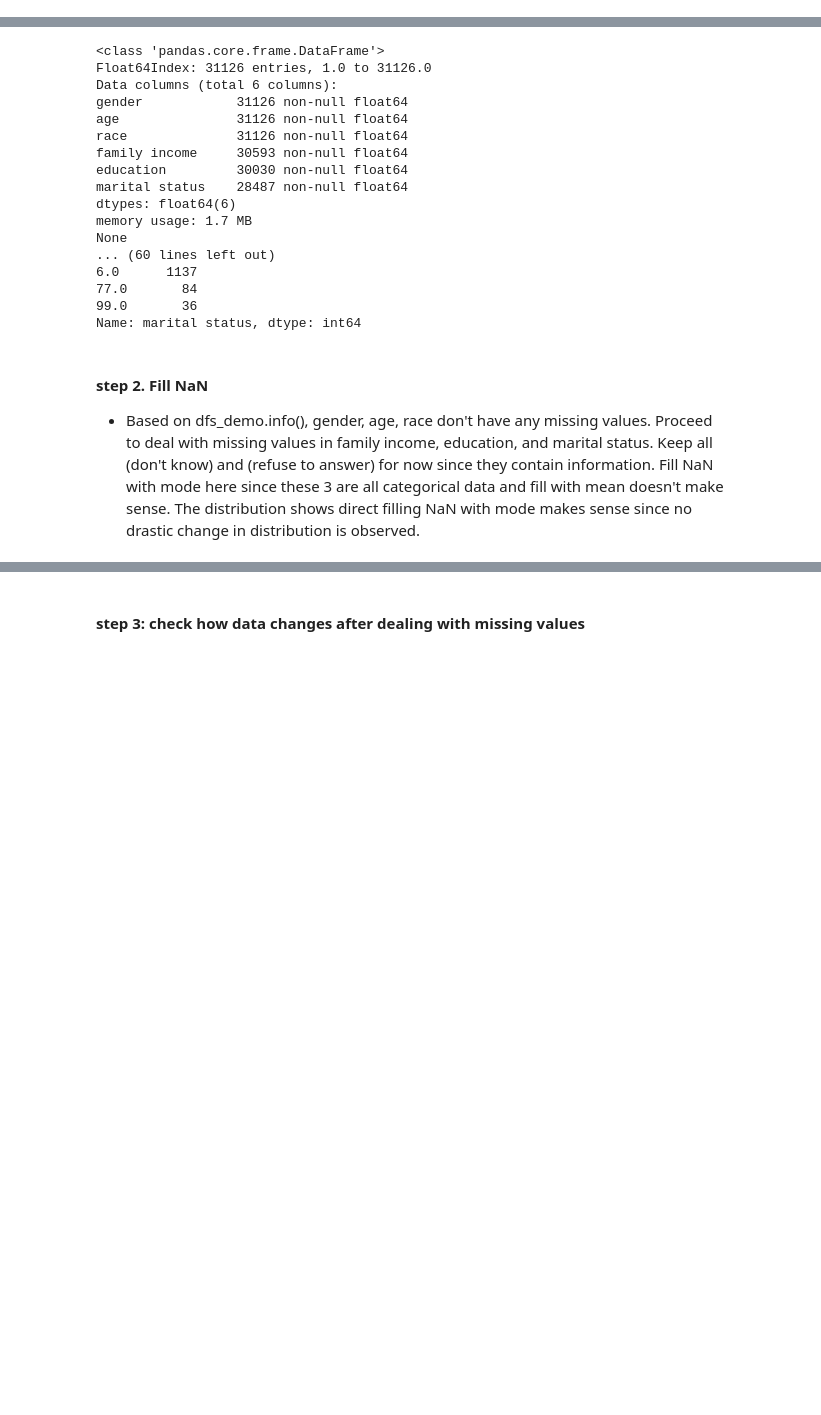
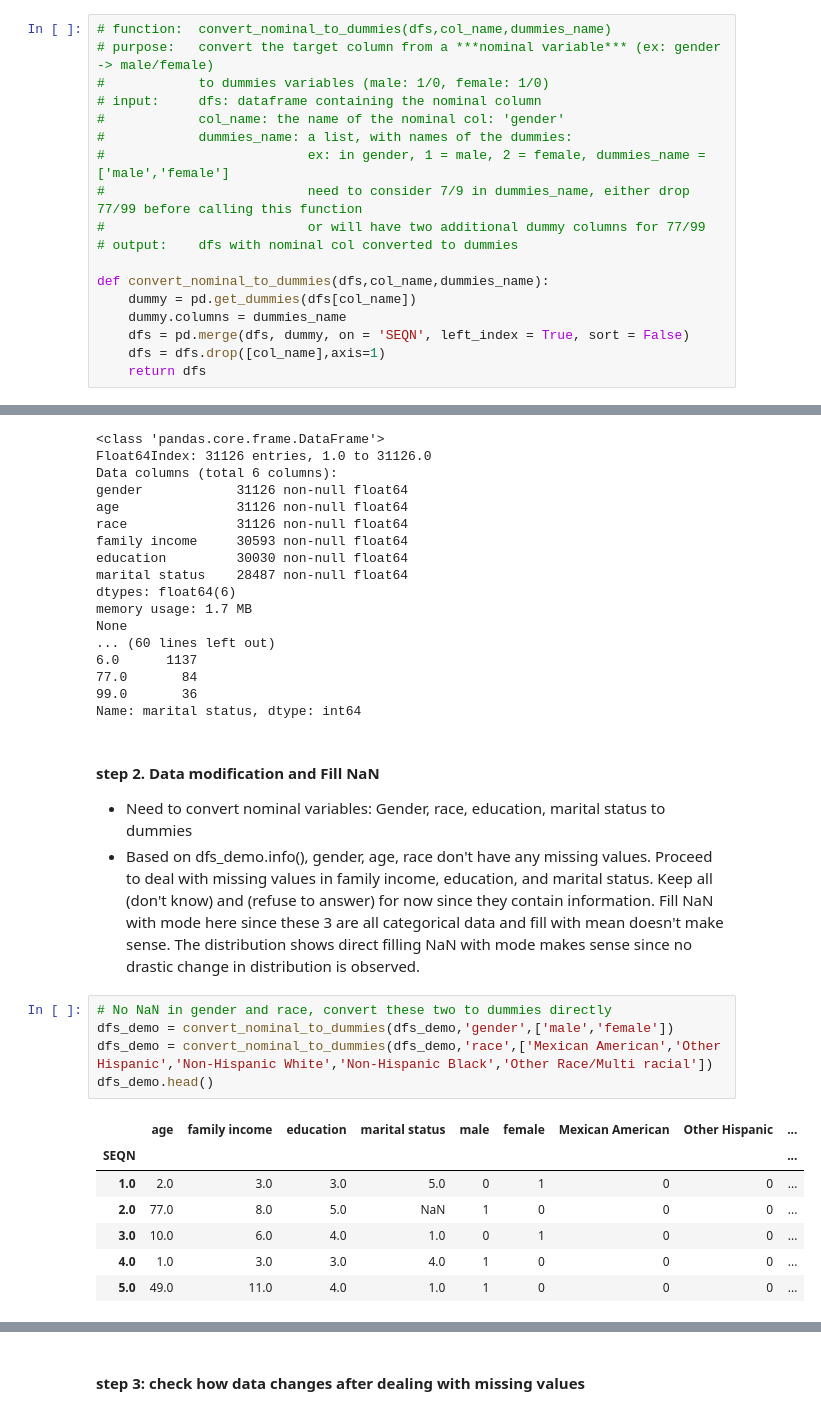
Before and after one commit to vivianfu1995/capstone, a Jupyter notebook: Feature_Engineering_part1_edit2.ipynb, the cells around one changed output, grey strips where cells are left out. Drawn from its saved outputs; the diff is of its cells as text; blank space fills up the shorter version.

```diff
--- a/Feature_Engineering_part1_edit1.ipynb
+++ b/Feature_Engineering_part1_edit2.ipynb
@@ -106,3 +91,21 @@ def get_value_count(dfs,renamed_cols,cols_type):
             print(dfs[col_name].value_counts())
         else: # col_type == 'n'
             print(dfs[col_name].describe())
+# %%
+# function:  convert_nominal_to_dummies(dfs,col_name,dummies_name)
+# purpose:   convert the target column from a ***nominal variable*** (ex: gender -> male/female)
+#            to dummies variables (male: 1/0, female: 1/0)
+# input:     dfs: dataframe containing the nominal column
+#            col_name: the name of the nominal col: 'gender'
+#            dummies_name: a list, with names of the dummies:
+#                          ex: in gender, 1 = male, 2 = female, dummies_name = ['male','female']
+#                          need to consider 7/9 in dummies_name, either drop 77/99 before calling this function
+#                          or will have two additional dummy columns for 77/99
+# output:    dfs with nominal col converted to dummies
+
+def convert_nominal_to_dummies(dfs,col_name,dummies_name):
+    dummy = pd.get_dummies(dfs[col_name])
+    dummy.columns = dummies_name
+    dfs = pd.merge(dfs, dummy, on = 'SEQN', left_index = True, sort = False)
+    dfs = dfs.drop([col_name],axis=1)
+    return dfs
@@ -448,8 +479,22 @@ None
 99.0       36
 Name: marital status, dtype: int64
 # %% [markdown]
-#### step 2. Fill NaN
+#### step 2. Data modification and Fill NaN
+- Need to convert nominal variables: Gender, race, education, marital status to dummies
 - Based on dfs_demo.info(), gender, age, race don't have any missing values. Proceed to deal with missing values in family income, education, and marital status. Keep all (don't know) and (refuse to answer) for now since they contain information. Fill NaN with mode here since these 3 are all categorical data and fill with mean doesn't make sense. The distribution shows direct filling NaN with mode makes sense since no drastic change in distribution is observed.
+# %%
+# No NaN in gender and race, convert these two to dummies directly
+dfs_demo = convert_nominal_to_dummies(dfs_demo,'gender',['male','female'])
+dfs_demo = convert_nominal_to_dummies(dfs_demo,'race',['Mexican American','Other Hispanic','Non-Hispanic White','Non-Hispanic Black','Other Race/Multi racial'])
+dfs_demo.head()
+# %% [output]
+|  | age | family income | education | marital status | male | female | Mexican American | Other Hispanic | ... |
+| SEQN |  |  |  |  |  |  |  |  | ... |
+| 1.0 | 2.0 | 3.0 | 3.0 | 5.0 | 0 | 1 | 0 | 0 | ... |
+| 2.0 | 77.0 | 8.0 | 5.0 | NaN | 1 | 0 | 0 | 0 | ... |
+| 3.0 | 10.0 | 6.0 | 4.0 | 1.0 | 0 | 1 | 0 | 0 | ... |
+| 4.0 | 1.0 | 3.0 | 3.0 | 4.0 | 1 | 0 | 0 | 0 | ... |
+| 5.0 | 49.0 | 11.0 | 4.0 | 1.0 | 1 | 0 | 0 | 0 | ... |
 # %%
 get_NaN_ratio_for_one_col(dfs_demo,'family income')
 dfs_demo = fill_NaN(dfs_demo,'family income','mode')
```
Also changed, not shown: parts of 27 cells of this notebook.
